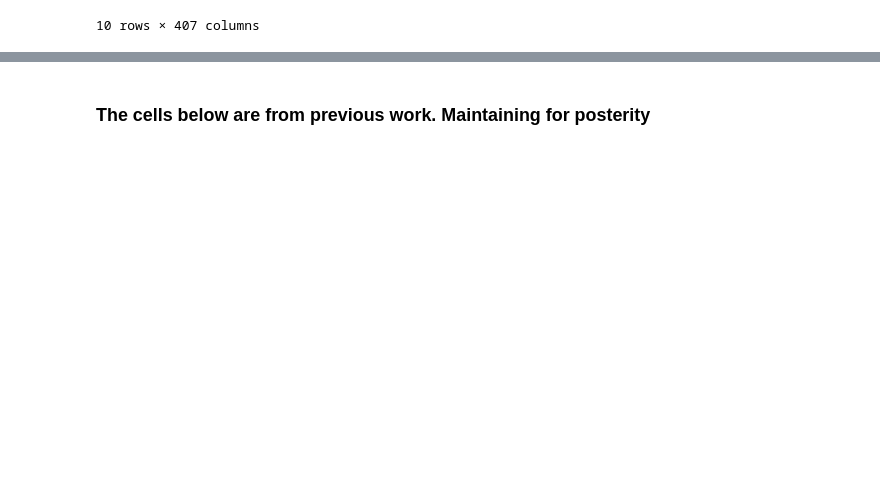
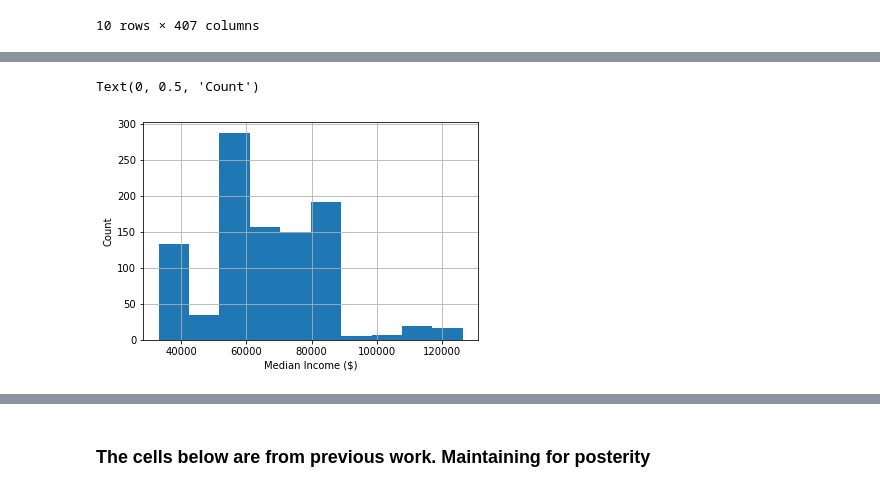
Before and after one commit to kgrillaert/preterm_birth, a Jupyter notebook: AS_KG_Preterm_Birth.ipynb, the cells around one changed output, grey strips where cells are left out. Drawn from its saved outputs; the diff is of its cells as text; code cells hidden in the pictures; blank space fills up the shorter version.

```diff
--- a/AS_KG_Preterm_Birth.ipynb
+++ b/AS_KG_Preterm_Birth.ipynb
@@ -887,0 +930,9 @@ combined_df.head(10)
+# %%
+# Income
+plt.figure(figsize=(6,4))
+combined_df.median_income_df4.hist()
+plt.xlabel('Median Income ($)')
+plt.ylabel('Count')
+# %% [output]
+Text(0, 0.5, 'Count')
+[figure, added]
```
Also changed, not shown: parts of 20 cells of this notebook.
